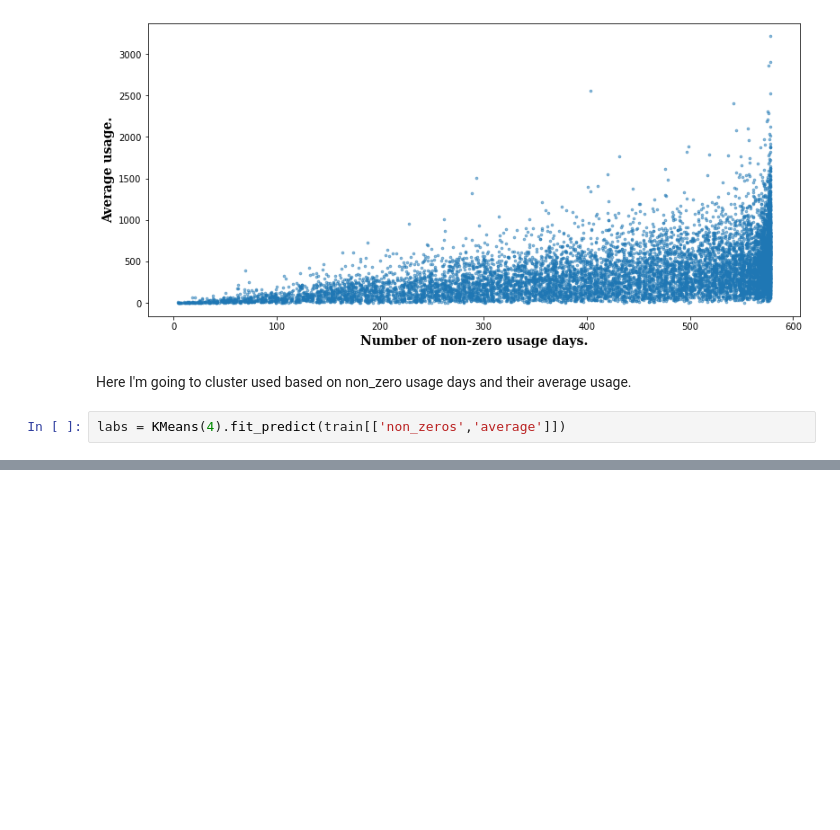
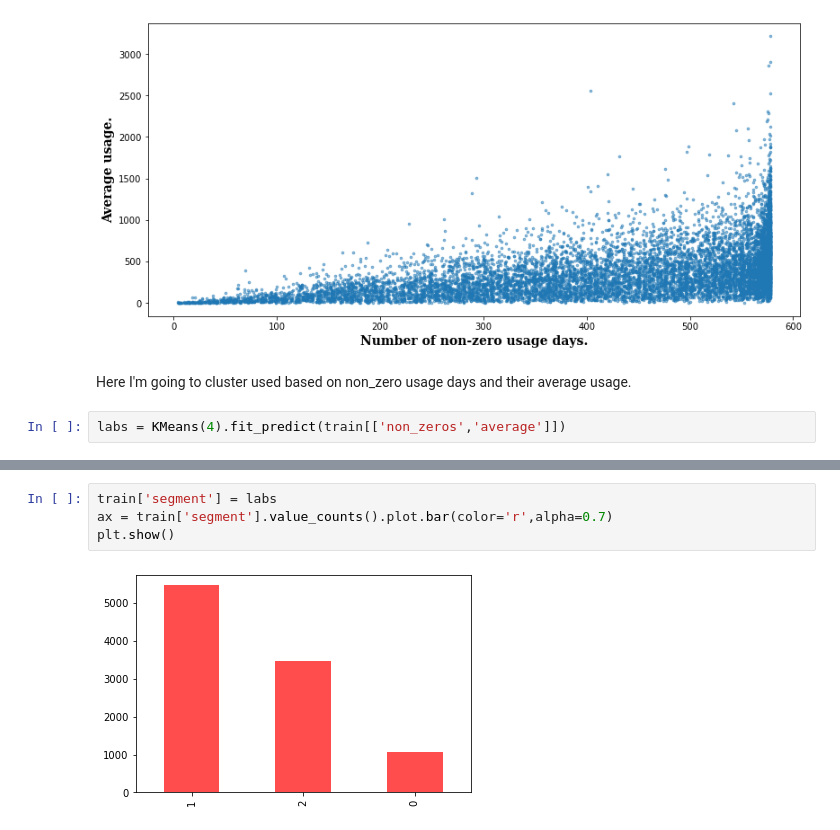
Before and after one commit to Ransaka/MyForecastingRepo, a Jupyter notebook: 04. Time series clustering/01. TS clustering.ipynb, the cells around one changed output, grey strips where cells are left out. Drawn from its saved outputs; the diff is of its cells as text; blank space fills up the shorter version.

```diff
--- a/04. Time series clustering/01. TS clustering.ipynb
+++ b/04. Time series clustering/01. TS clustering.ipynb
@@ -186,0 +206,6 @@ plt.show()
+# %%
+train['segment'] = labs
+ax = train['segment'].value_counts().plot.bar(color='r',alpha=0.7)
+plt.show()
+# %% [output]
+[figure, added]
```
Also changed, not shown: parts of 14 cells of this notebook, 3 other files.
